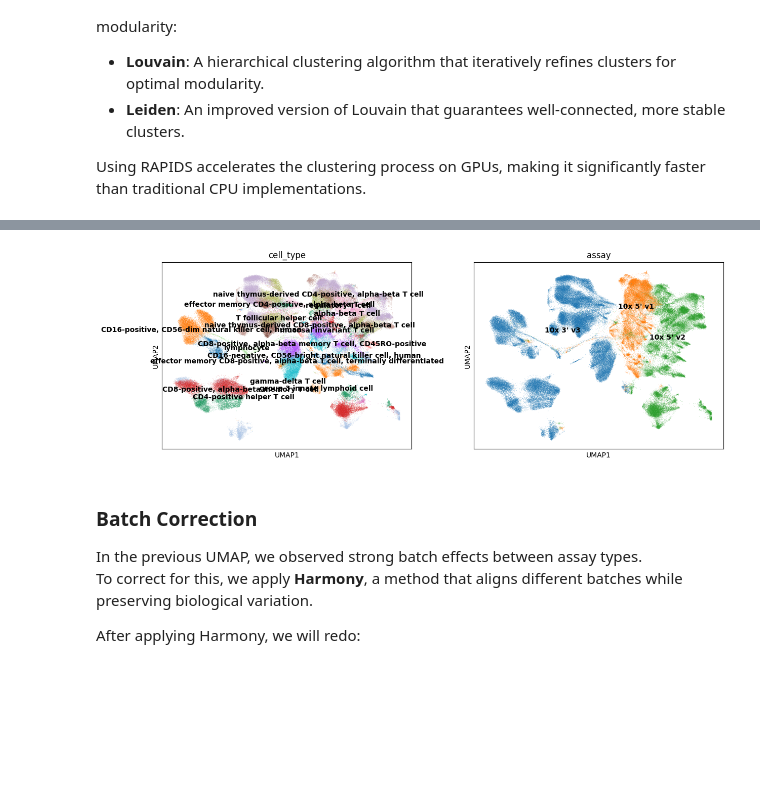
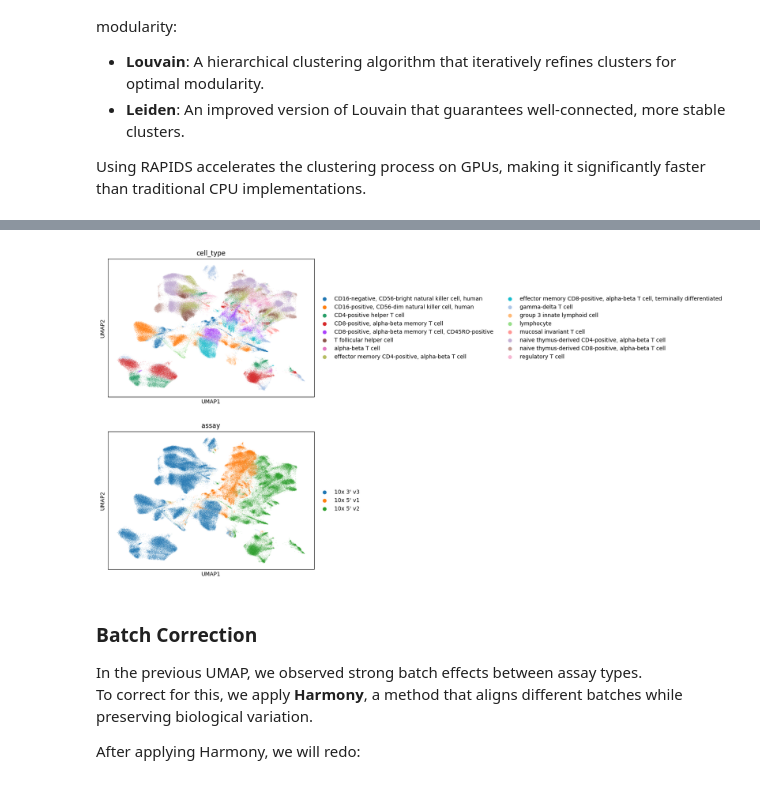
Before and after one commit to scverse/rapids_singlecell-notebooks, a Jupyter notebook: 01_demo_gpu.ipynb, the cells around one changed output, grey strips where cells are left out. Drawn from its saved outputs; the diff is of its cells as text; code cells hidden in the pictures; blank space fills up the shorter version.

```diff
--- a/01_demo_gpu.ipynb
+++ b/01_demo_gpu.ipynb
@@ -320,7 +326,7 @@ Wall time: 1.37 s
 # %%
-sc.pl.umap(adata, color=["cell_type", "assay"], legend_loc="on data")
+sc.pl.umap(adata, color=["cell_type", "assay"],ncols=1,)
 # %% [output]
-[figure, old version]
+[figure, new version]
 # %% [markdown]
 ### Batch Correction
 
```
Also changed, not shown: parts of 35 cells of this notebook, 2 other files.
